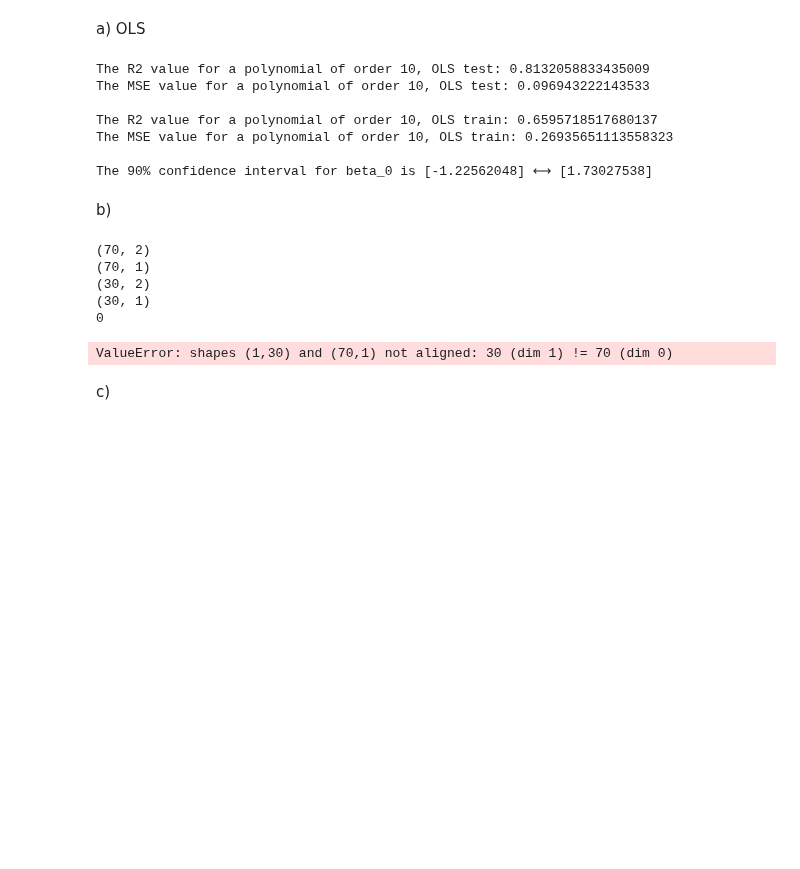
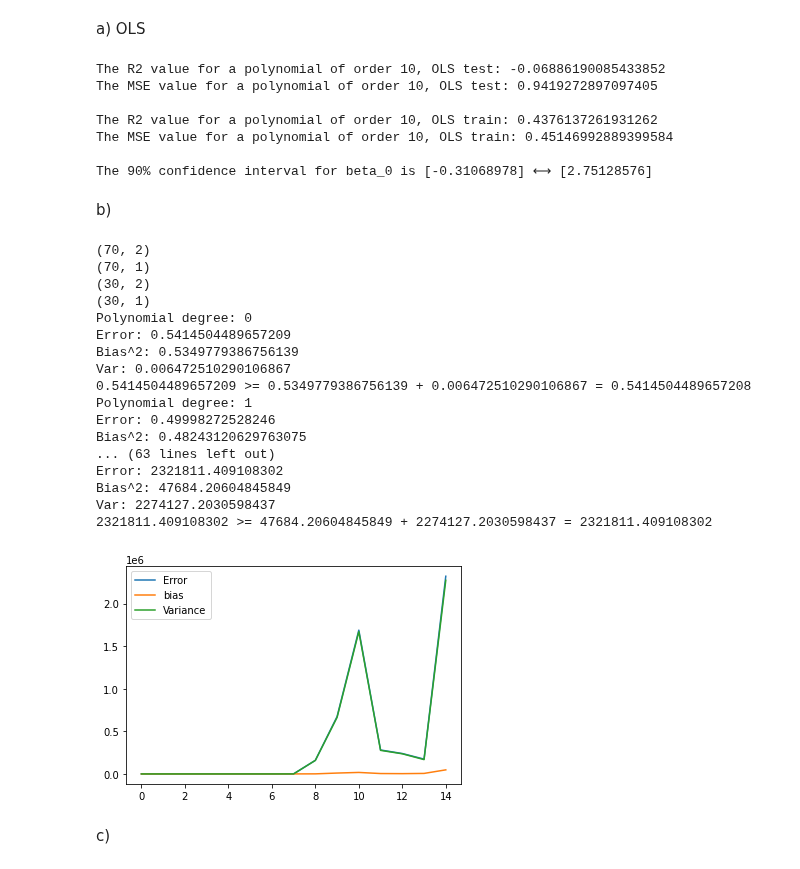
Before and after one commit to espentn/FYS-STK3155, a Jupyter notebook: FYS-STK3155.ipynb, the cells around one changed output. Cells and saved outputs as stored; diff of their text form; code cells hidden in the pictures; blank space fills up the shorter version.

```diff
--- a/FYS-STK3155.ipynb
+++ b/FYS-STK3155.ipynb
@@ -181,10 +181,12 @@ X = createDesignMatrix(x1,x2,degree)
 X_train, X_test, y_train, y_test = splitAndScale(X,np.ravel(y))
 # A = np.transpose(X_train) @ X_train
 # SVDinvA = SVDinv(A)
-y_tilde, beta = predict(X_train, y_train)
-y_predict, _ = predict(X_test, y_test)
-print(f"The R2 value for a polynomial of order {n}, OLS test: {R2(y_test, y_predict)}")
-print(f"The MSE value for a polynomial of order {n}, OLS test: {MSE(y_test, y_predict)}")
+
+beta = np.linalg.inv(X_train.T.dot(X_train)).dot(X_train.T).dot(y_train)
+y_tilde = (X_train @ beta)
+y_pred = (X_test @ beta)
+print(f"The R2 value for a polynomial of order {n}, OLS test: {R2(y_test, y_pred)}")
+print(f"The MSE value for a polynomial of order {n}, OLS test: {MSE(y_test, y_pred)}")
 print(f"\nThe R2 value for a polynomial of order {n}, OLS train: {R2(y_train, y_tilde)}")
 print(f"The MSE value for a polynomial of order {n}, OLS train: {MSE(y_train, y_tilde)}")
 
@@ -195,13 +197,13 @@ CIlow, CIhigh = CIBeta(X_train, beta)
 # Print an example of a confidence interval
 print(f"\nThe 90% confidence interval for beta_0 is {CIlow[0]} ⟷ {CIhigh[0]}")
 # %% [output]
-The R2 value for a polynomial of order 10, OLS test: 0.8132058833435009
-The MSE value for a polynomial of order 10, OLS test: 0.096943222143533
+The R2 value for a polynomial of order 10, OLS test: -0.06886190085433852
+The MSE value for a polynomial of order 10, OLS test: 0.9419272897097405
 
-The R2 value for a polynomial of order 10, OLS train: 0.6595718517680137
-The MSE value for a polynomial of order 10, OLS train: 0.26935651113558323
+The R2 value for a polynomial of order 10, OLS train: 0.4376137261931262
+The MSE value for a polynomial of order 10, OLS train: 0.45146992889399584
 
-The 90% confidence interval for beta_0 is [-1.22562048] ⟷ [1.73027538]
+The 90% confidence interval for beta_0 is [-0.31068978] ⟷ [2.75128576]
 # %% [markdown]
 b)
 # %%
@@ -209,7 +211,7 @@ np.random.seed(2020)
 
 sig2 = 1 # noise variance
 n = 10 # number of data points for each feature
-n_boostraps = 2 # number of bootstraps
+n_boostraps = 100 # number of bootstraps
 maxdegree = 15
 
 # Make data set.
@@ -231,37 +233,50 @@ print(x_test.shape)
 print(y_test.shape)
 
 for degree in range(maxdegree):
-    print(degree)
+
     # Create the training design matrix
     X_train = createDesignMatrix(x_train[:,[0]],x_train[:,[1]],degree)
     X_test = createDesignMatrix(x_test[:,[0]],x_test[:,[1]],degree)
 
     y_pred = np.empty((y_test.shape[0], n_boostraps))
 
     for i in range(n_boostraps):
         x_, y_ = resample(X_train, y_train)
-        y_pred[:, i] = predict(X_test, y_train)[0].squeeze()
+        beta = np.linalg.inv(x_.T.dot(x_)).dot(x_.T).dot(y_)
+        y_pred[:, i] = (X_test @ beta).squeeze()
     polydegree[degree] = degree
     error[degree] = np.mean( np.mean((y_test - y_pred)**2, axis=1, keepdims=True) )
     bias[degree] = np.mean( (y_test - np.mean(y_pred, axis=1, keepdims=True))**2 )
     variance[degree] = np.mean( np.var(y_pred, axis=1, keepdims=True) )
     print("Polynomial degree:", degree)
     print("Error:", error[degree])
     print("Bias^2:", bias[degree])
     print("Var:", variance[degree])
     print('{} >= {} + {} = {}'.format(error[degree], bias[degree], variance[degree], bias[degree]+variance[degree]))
 plt.plot(polydegree, error, label="Error")
 plt.plot(polydegree, bias, label="bias")
 plt.plot(polydegree, variance, label="Variance")
 plt.legend()
 plt.show()
 # %% [output]
 (70, 2)
 (70, 1)
 (30, 2)
 (30, 1)
-0
+Polynomial degree: 0
+Error: 0.5414504489657209
+Bias^2: 0.5349779386756139
+Var: 0.006472510290106867
+0.5414504489657209 >= 0.5349779386756139 + 0.006472510290106867 = 0.5414504489657208
+Polynomial degree: 1
+Error: 0.49998272528246
+Bias^2: 0.48243120629763075
+... (63 lines left out)
+Error: 2321811.409108302
+Bias^2: 47684.20604845849
+Var: 2274127.2030598437
+2321811.409108302 >= 47684.20604845849 + 2274127.2030598437 = 2321811.409108302
-ValueError: shapes (1,30) and (70,1) not aligned: 30 (dim 1) != 70 (dim 0)
+[figure, added]
 # %% [markdown]
 c)
 # %% [markdown]
```
